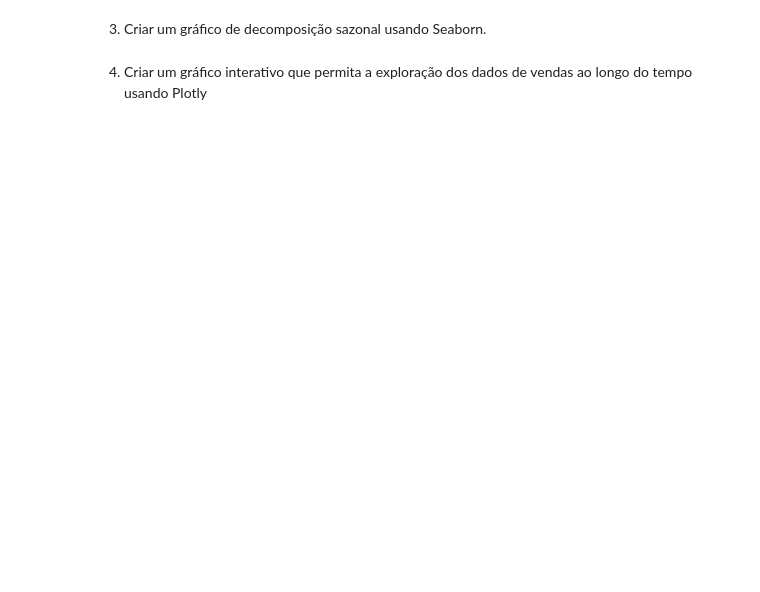
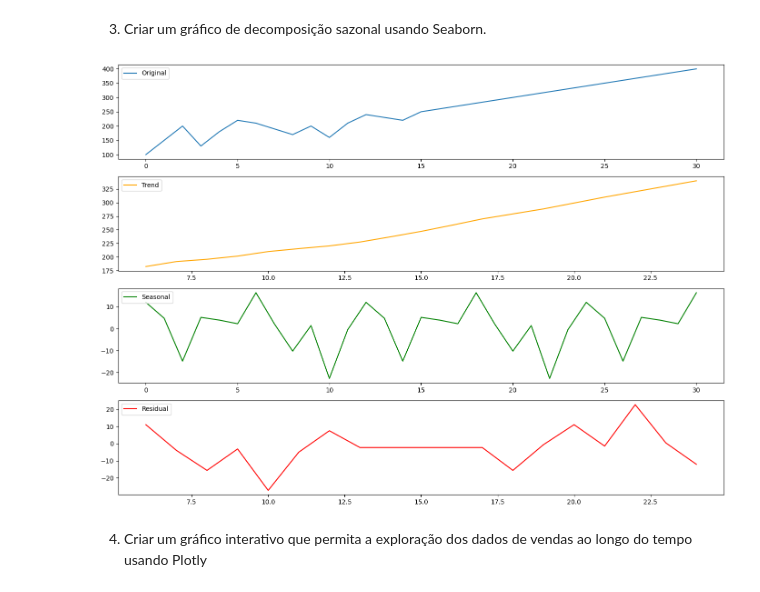
Before and after one commit to lidiaperside/python-para-dados-womakerscode, a Jupyter notebook: semana_24/exercicio_visualizacao.ipynb, the cells around one changed output. Saved outputs shown, nothing was run; the diff lists cells and outputs as text; code cells hidden in the pictures; blank space fills up the shorter version.

```diff
--- a/semana_24/exercicio_visualizacao.ipynb
+++ b/semana_24/exercicio_visualizacao.ipynb
@@ -30,4 +90,33 @@ Tarefas:
 # %% [markdown]
 3. Criar um gráfico de decomposição sazonal usando Seaborn.
+# %%
+decomposition = seasonal_decompose(df_vendas['sales'], model='additive', period=12)
+
+plt.figure(figsize=(14, 10))
+
+# Plotar a série original
+plt.subplot(411)
+plt.plot(df_vendas['sales'], label='Original')
+plt.legend(loc='upper left')
+
+# Plotar a tendência
+plt.subplot(412)
+plt.plot(decomposition.trend, label='Trend', color='orange')
+plt.legend(loc='upper left')
+
+# Plotar a sazonalidade
+plt.subplot(413)
+plt.plot(decomposition.seasonal, label='Seasonal', color='green')
+plt.legend(loc='upper left')
+
+# Plotar o resíduo
+plt.subplot(414)
+plt.plot(decomposition.resid, label='Residual', color='red')
+plt.legend(loc='upper left')
+
+plt.tight_layout()
+plt.show()
+# %% [output]
+[figure, added]
 # %% [markdown]
 4. Criar um gráfico interativo que permita a exploração dos dados de vendas ao longo do tempo usando Plotly
```
Also changed, not shown: parts of 8 cells of this notebook, 2 other files.
